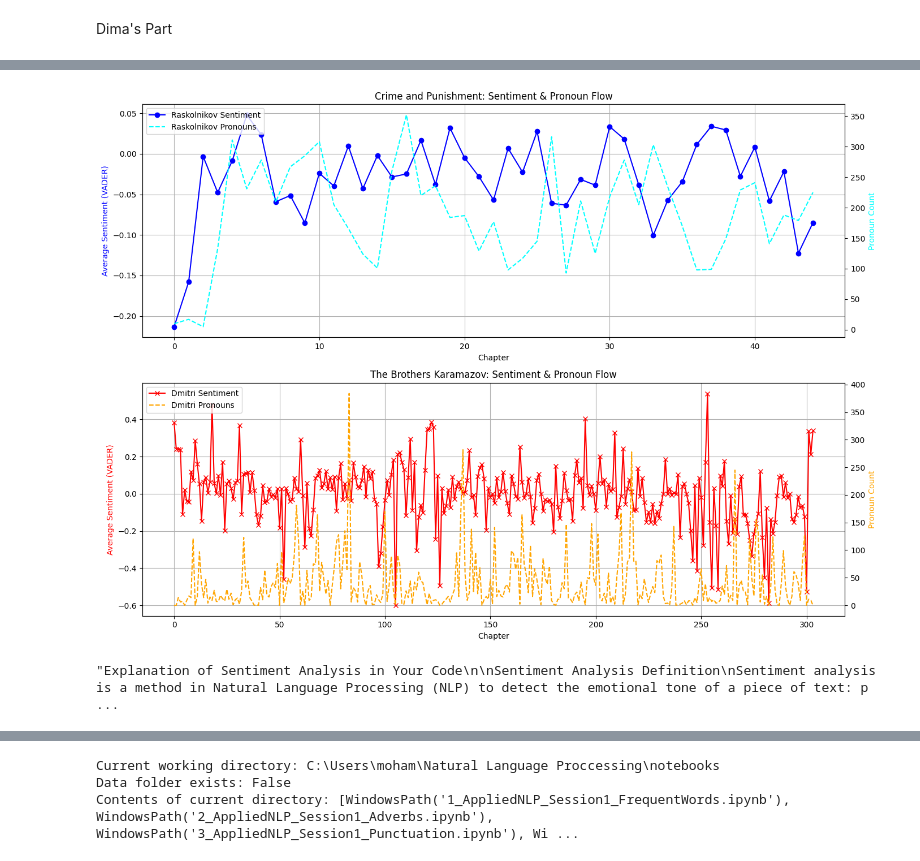
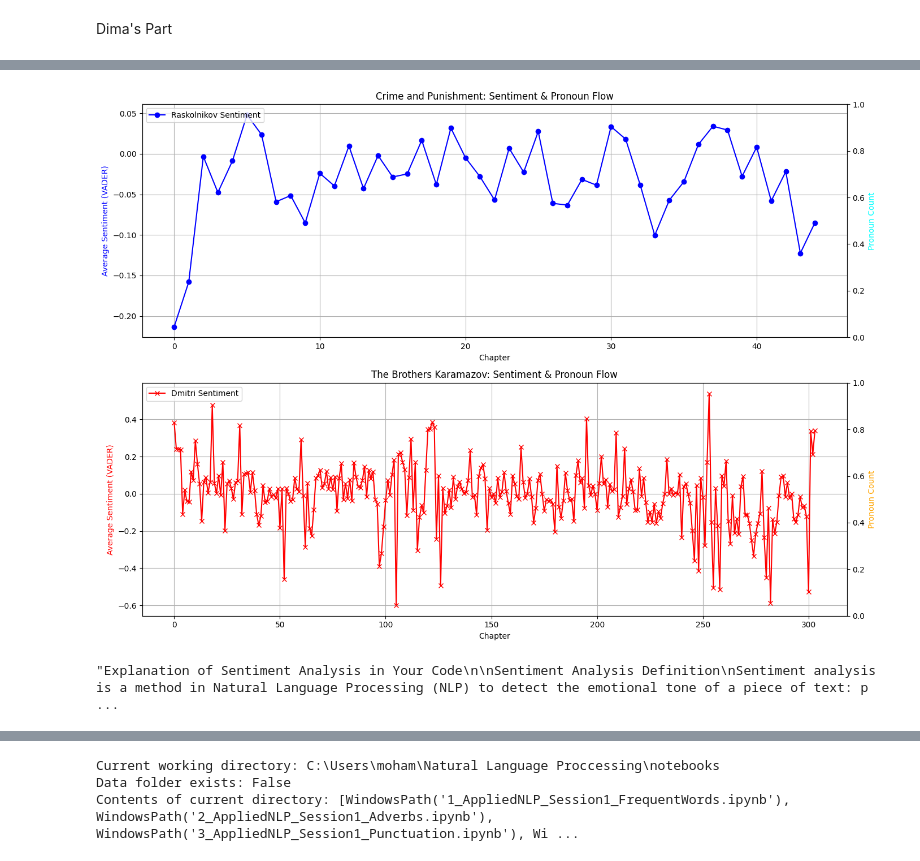
Before and after one commit to NLP-M-A-D/ProjectTemplate, a Jupyter notebook: notebooks/climax_analysis.ipynb, the cells around one changed output, grey strips where cells are left out. Cells and saved outputs as stored; diff of their text form; code cells hidden in the pictures.

Commit message:
updated sentiment graph

```diff
--- a/notebooks/climax_analysis.ipynb
+++ b/notebooks/climax_analysis.ipynb
@@ -47,25 +202,6 @@ def aggregate_chapter_sentiment(sentences, chapter_marker="CHAPTER"):
         chapter_scores.append(avg_sentiment)
 
     return chapter_scores
-# ------------------ PRONOUN COUNTS ------------------
-def pronoun_counts_in_sentences(sentences, chapter_marker="CHAPTER", target={'he', 'she', 'him', 'her'}):
-    counts_per_chapter = []
-    current_chapter = []
-
-    for s in sentences:
-        if chapter_marker.lower() in s.lower():
-            if current_chapter:
-                c = sum(Counter(w.lower() for sent in current_chapter for w in sent.split())[t] for t in target)
-                counts_per_chapter.append(c)
-            current_chapter = []
-        else:
-            current_chapter.append(s)
-
-    if current_chapter:
-        c = sum(Counter(w.lower() for sent in current_chapter for w in sent.split())[t] for t in target)
-        counts_per_chapter.append(c)
-
-    return counts_per_chapter
 
 # ------------------ FILES ------------------
 Crime_file = r"..\data\Crime-punishment.txt"
@@ -85,8 +221,8 @@ karamazov_sentences = split_sentences(karamazov_text)
 cp_sentiments = aggregate_chapter_sentiment(crime_sentences, chapter_marker="CHAPTER")
 bk_sentiments = aggregate_chapter_sentiment(karamazov_sentences, chapter_marker="PART")
 
-cp_pronouns = pronoun_counts_in_sentences(crime_sentences, chapter_marker="CHAPTER")
-bk_pronouns = pronoun_counts_in_sentences(karamazov_sentences, chapter_marker="PART")
+
+
 #---------------------------------
 
 # ------------------ PLOT ------------------
@@ -95,7 +231,7 @@ fig, (ax1, ax2) = plt.subplots(2, 1, figsize=(14, 10))
 # Graph 1: Crime and Punishment
 ax1.plot(cp_sentiments, label="Raskolnikov Sentiment", color='blue', marker='o')
 ax1_twin = ax1.twinx()
-ax1_twin.plot(cp_pronouns, label="Raskolnikov Pronouns", color='cyan', linestyle='--')
+
 ax1.set_xlabel("Chapter")
 ax1.set_ylabel("Average Sentiment (VADER)", color='blue')
 ax1_twin.set_ylabel("Pronoun Count", color='cyan')
@@ -110,7 +246,7 @@ ax1.legend(lines1 + lines1_twin, labels1 + labels1_twin, loc='upper left')
 # Graph 2: The Brothers Karamazov
 ax2.plot(bk_sentiments, label="Dmitri Sentiment", color='red', marker='x')
 ax2_twin = ax2.twinx()
-ax2_twin.plot(bk_pronouns, label="Dmitri Pronouns", color='orange', linestyle='--')
+
 ax2.set_xlabel("Chapter")
 ax2.set_ylabel("Average Sentiment (VADER)", color='red')
 ax2_twin.set_ylabel("Pronoun Count", color='orange')
@@ -144,32 +280,32 @@ In your code, each sentence of the book is analyzed individually:
 
 sia.polarity_scores(sentence)['compound']
 
 
 This gives a number for the emotional content of that sentence.
 
 Chapter-Level Aggregation
 Sentences are grouped by chapter:
 
 chapter_scores.append(sum(compute_sentiment(current)) / len(current))
 
 
 The average compound score of all sentences in a chapter represents the overall emotional tone of that chapter.
 
 High positive → happy, relieved, or uplifting chapters.
 
 High negative → tense, threatening, or climactic chapters.
 
 Narrative Arc
 By plotting these chapter-level sentiment scores, you can see the emotional ups and downs of the story, which often corresponds to:
 
 Rising tension → negative dips
 
 Climax → extreme negative or positive
 
 Resolution → neutral or positive recovery
 
 Enhancement with Pronouns
 Tracking pronouns alongside sentiment shows character activity, giving context to when a character is emotionally involved in the story.'''
 # %% [output]
-[figure, old version]
+[figure, new version]
 "Explanation of Sentiment Analysis in Your Code\n\nSentiment Analysis Definition\nSentiment analysis is a method in Natural Language Processing (NLP) to detect the emotional tone of a piece of text: p ...
```
Also changed, not shown: parts of 3 cells of this notebook, 1 other file.
